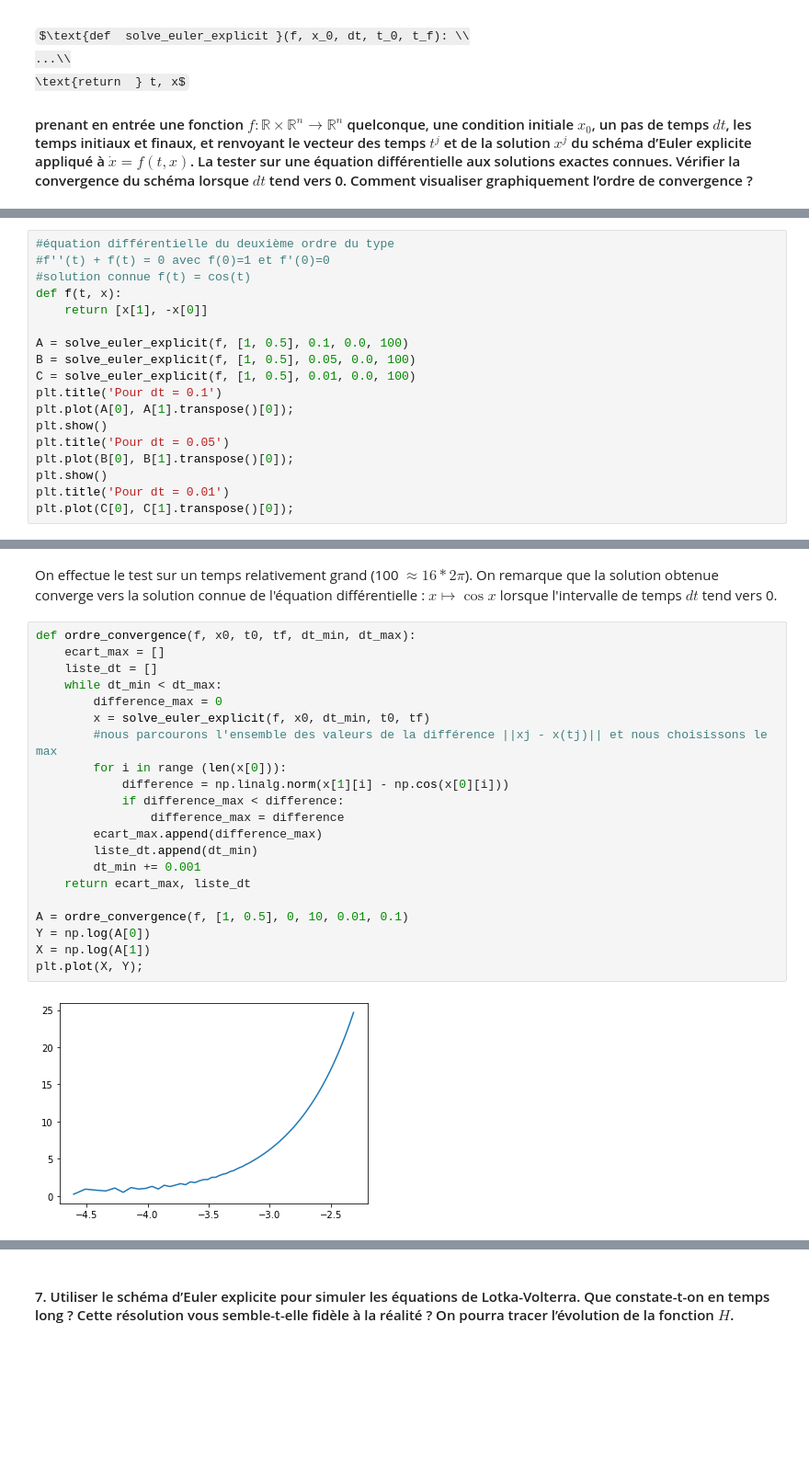
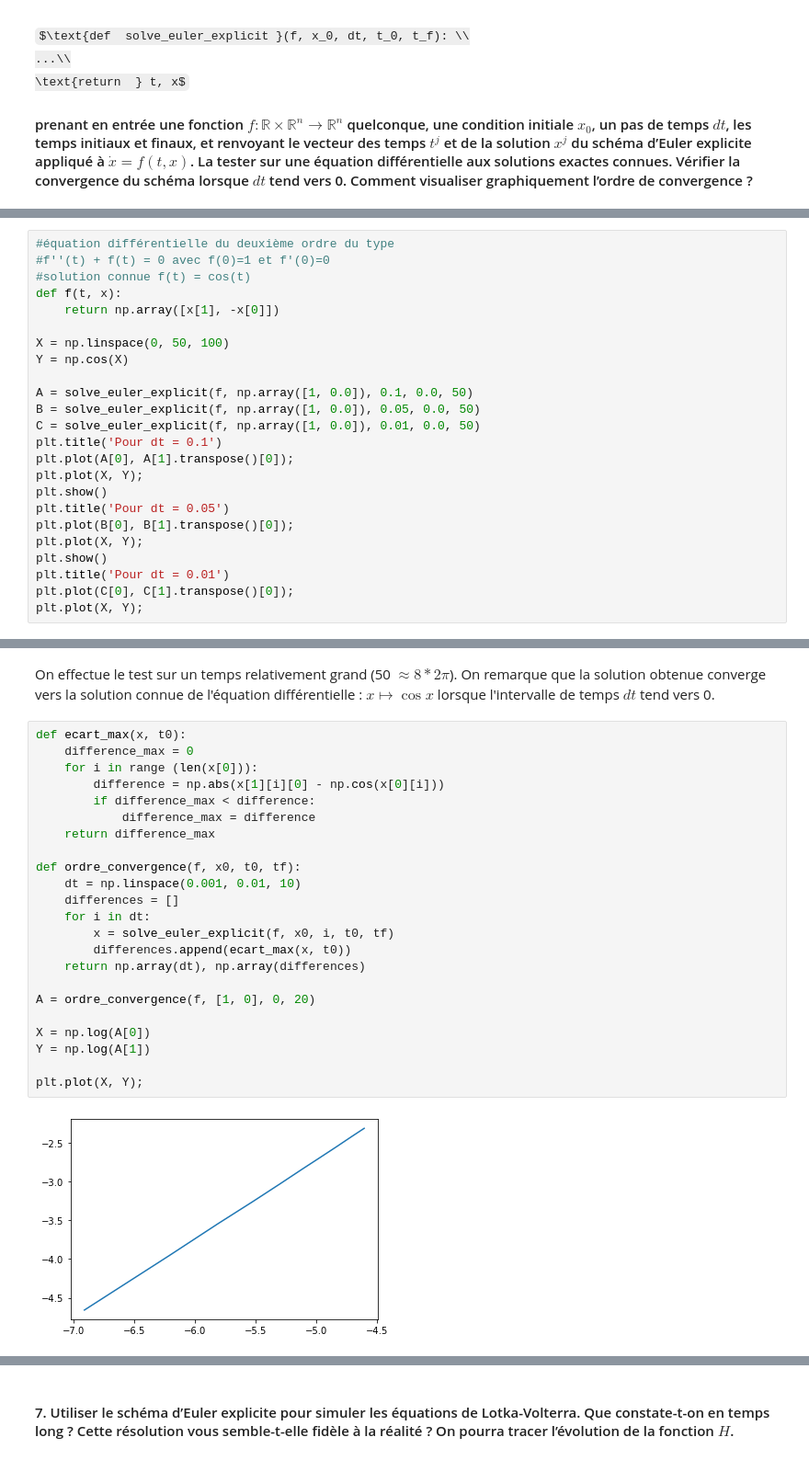
Before and after one commit to Martin-GE/projet_equa_diff, a Jupyter notebook: Projet équations différentielles.ipynb, the cells around one changed output, grey strips where cells are left out. Shown: that part at 92% size. Drawn from its saved outputs; the diff is of its cells as text; some formulas as TeX source; blank space fills up the shorter version.

```diff
--- a/Projet équations différentielles.ipynb
+++ b/Projet équations différentielles.ipynb
@@ -262,17 +259,23 @@ def solve_euler_explicit(f, x0, dt, t0, tf):
 #f''(t) + f(t) = 0 avec f(0)=1 et f'(0)=0
 #solution connue f(t) = cos(t)
 def f(t, x):
-    return [x[1], -x[0]]
+    return np.array([x[1], -x[0]])
 
-A = solve_euler_explicit(f, [1, 0.5], 0.1, 0.0, 100)
-B = solve_euler_explicit(f, [1, 0.5], 0.05, 0.0, 100)
-C = solve_euler_explicit(f, [1, 0.5], 0.01, 0.0, 100)
+X = np.linspace(0, 50, 100)
+Y = np.cos(X)
+
+A = solve_euler_explicit(f, np.array([1, 0.0]), 0.1, 0.0, 50)
+B = solve_euler_explicit(f, np.array([1, 0.0]), 0.05, 0.0, 50)
+C = solve_euler_explicit(f, np.array([1, 0.0]), 0.01, 0.0, 50)
 plt.title('Pour dt = 0.1')
 plt.plot(A[0], A[1].transpose()[0]);
+plt.plot(X, Y);
 plt.show()
 plt.title('Pour dt = 0.05')
 plt.plot(B[0], B[1].transpose()[0]);
+plt.plot(X, Y);
 plt.show()
 plt.title('Pour dt = 0.01')
 plt.plot(C[0], C[1].transpose()[0]);
+plt.plot(X, Y);
 # %% [output]
@@ -282,25 +285,27 @@ plt.plot(C[0], C[1].transpose()[0]);
 # %% [markdown]
-On effectue le test sur un temps relativement grand (100 $\approx 16*2 \pi$). On remarque que la solution obtenue converge vers la solution connue de l'équation différentielle : $x \mapsto \cos{x}$ lorsque l'intervalle de temps $dt$ tend vers 0.
+On effectue le test sur un temps relativement grand (50 $\approx 8*2 \pi$). On remarque que la solution obtenue converge vers la solution connue de l'équation différentielle : $x \mapsto \cos{x}$ lorsque l'intervalle de temps $dt$ tend vers 0.
 # %%
-def ordre_convergence(f, x0, t0, tf, dt_min, dt_max):
-    ecart_max = []
-    liste_dt = []
-    while dt_min < dt_max:
-        difference_max = 0
-        x = solve_euler_explicit(f, x0, dt_min, t0, tf)
-        #nous parcourons l'ensemble des valeurs de la différence ||xj - x(tj)|| et nous choisissons le max
-        for i in range (len(x[0])):
-            difference = np.linalg.norm(x[1][i] - np.cos(x[0][i]))
-            if difference_max < difference:
-                difference_max = difference
-        ecart_max.append(difference_max)
-        liste_dt.append(dt_min)
-        dt_min += 0.001
-    return ecart_max, liste_dt
+def ecart_max(x, t0):
+    difference_max = 0
+    for i in range (len(x[0])):
+        difference = np.abs(x[1][i][0] - np.cos(x[0][i]))
+        if difference_max < difference:
+            difference_max = difference
+    return difference_max
 
-A = ordre_convergence(f, [1, 0.5], 0, 10, 0.01, 0.1)
-Y = np.log(A[0])
-X = np.log(A[1])
+def ordre_convergence(f, x0, t0, tf):
+    dt = np.linspace(0.001, 0.01, 10)
+    differences = []
+    for i in dt:
+        x = solve_euler_explicit(f, x0, i, t0, tf)
+        differences.append(ecart_max(x, t0))
+    return np.array(dt), np.array(differences)
+
+A = ordre_convergence(f, [1, 0], 0, 20)
+
+X = np.log(A[0])
+Y = np.log(A[1])
+
 plt.plot(X, Y);
 # %% [output]
-[figure, old version]
+[figure, new version]
```
Also changed, not shown: parts of 13 cells of this notebook.
